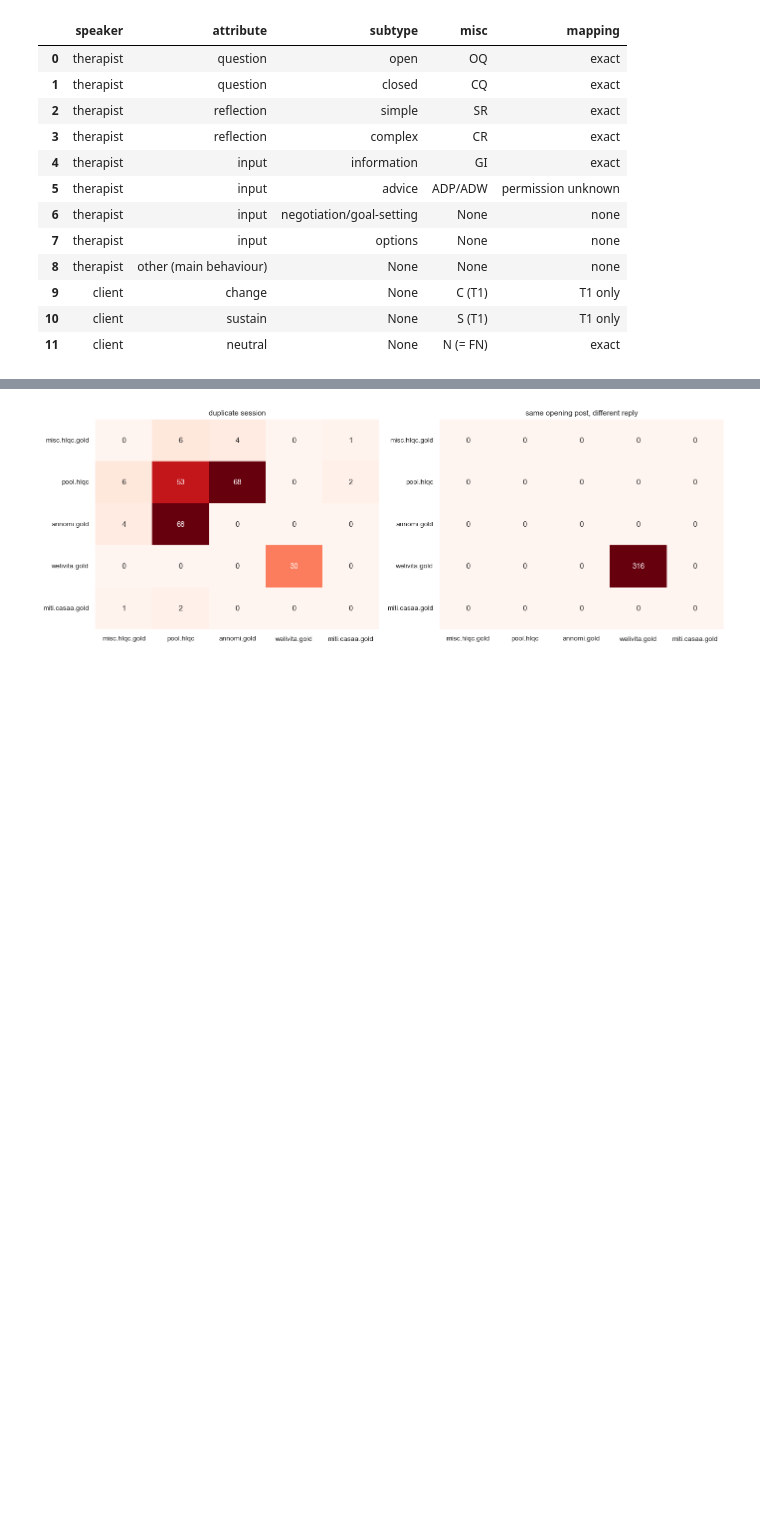
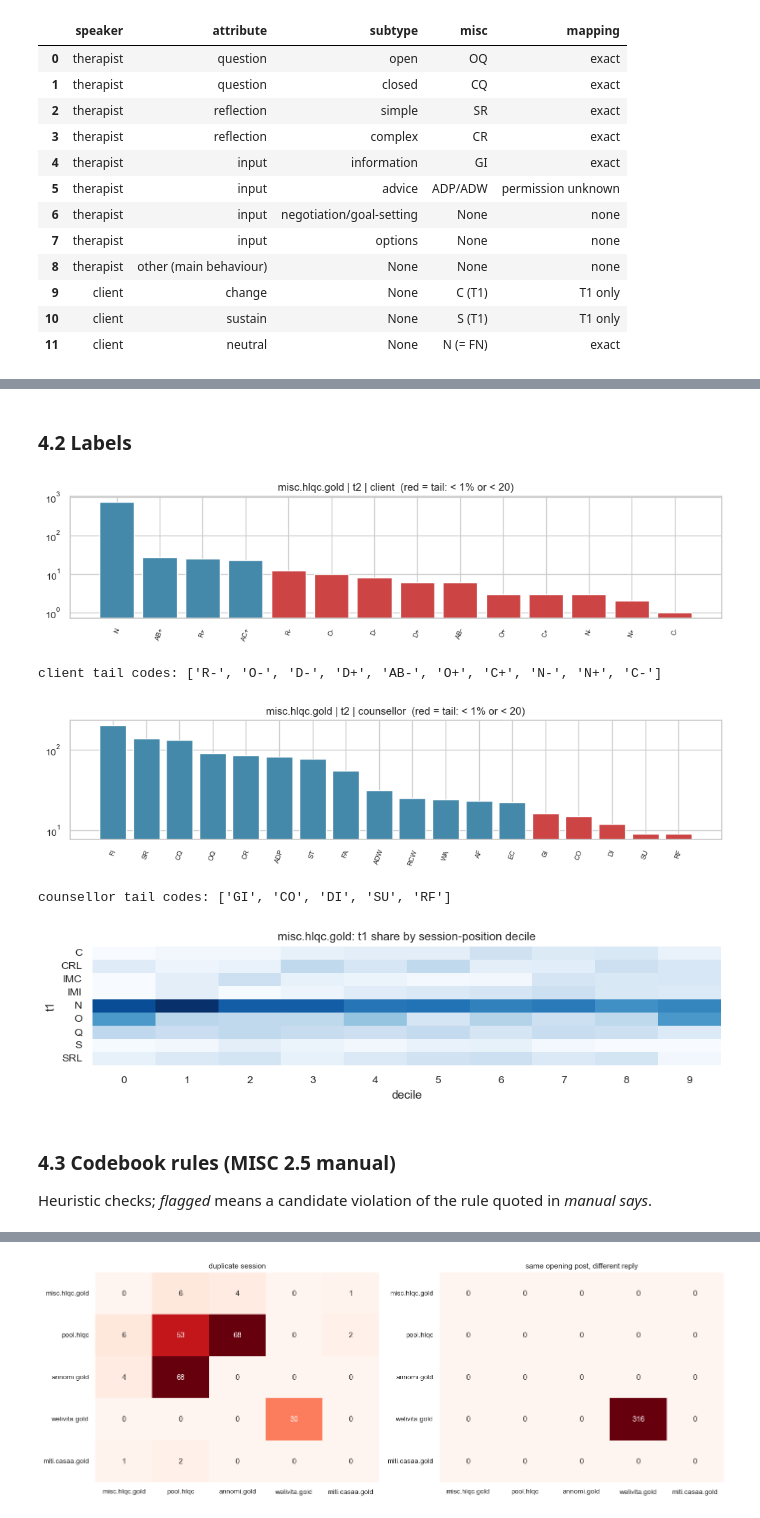
Before and after one commit to Zme874amy/Behavioral-Coding, a Jupyter notebook: notebooks/datasets_eda.ipynb, the cells around one changed output, grey strips where cells are left out. Drawn from its saved outputs; the diff is of its cells as text; code cells hidden in the pictures; blank space fills up the shorter version.

```diff
--- a/notebooks/datasets_eda.ipynb
+++ b/notebooks/datasets_eda.ipynb
@@ -39,7 +56,39 @@ pd.set_option('display.max_colwidth', 110); pd.set_option('display.max_rows', 12
 sns.set_theme(style='whitegrid', font_scale=0.9)
 registry.ensure_downloads()
 F = registry.load_all()
-GOLD = ['misc.miv63a.gold', 'misc.hlqc.gold', 'annomi.gold', 'welivita.gold', 'miti.casaa.gold']
-POOLS = ['pool.hlqc', 'pool.miv63a', 'pool.miv63b']
+P = overlap.pairwise(F)
+CL = overlap.classify(P, F)
+AU = clean.run(F, P); AU.loc[AU.dataset == 'miti.casaa.gold', 'example'] = ''
+A = quality.codebook_audit()
+MAN = {p.stem: json.load(open(p)) for p in sorted(Path('data/splits').glob('*.json')) if p.stem != 'synthetic'}
+
+# ---- per-dataset helpers: every table below is filtered to ONE dataset ----
+def profile(ds, text=True):
+    s = {**stats.structure(F[ds]), **(stats.text_quality(F[ds]) if text else {})}
+    return pd.Series(s, name=ds).to_frame('value')
+
+def label_table(ds, col):
+    lt = stats.label_table(F[ds], col)
+    if lt.empty: return
+    for spk in sorted(lt.speaker.unique()):
+        g = lt[lt.speaker == spk].sort_values('n', ascending=False)
+        fig, ax = plt.subplots(figsize=(10, 2.6))
+        ax.bar(g.code, g.n, color=['#c44' if t else '#48a' for t in g['is_tail']]); ax.set_yscale('log')
+        ax.set_title(f'{ds} | {col} | {spk}  (red = tail: < 1% or < 20)'); ax.tick_params(axis='x', rotation=70, labelsize=7)
+        plt.tight_layout(); plt.show()
+        print(f'{spk} tail codes:', g[g['is_tail']].code.tolist())
+
+def rules(ds):
+    return A[A.dataset == ds].drop(columns='dataset').reset_index(drop=True)
+
+def cleaning(ds):
+    a = AU[AU.dataset == ds]
+    return a[(a.n > 0) | (a.severity != 'info')].drop(columns='dataset').reset_index(drop=True)
+
+def position(ds, col='t1'):
+    pp = stats.position_profile(F[ds], col)
+    if len(pp):
+        plt.figure(figsize=(9, 2.5)); sns.heatmap(pp.T, cmap='Blues', cbar=False)
+        plt.title(f'{ds}: {col} share by session-position decile'); plt.tight_layout(); plt.show()
 # %% [markdown]
 ## 1. Datasets at a glance
@@ -555,0 +320,13 @@ tab
+# %% [markdown]
+### 4.2 Labels
+# %%
+label_table('misc.hlqc.gold', 't2'); position('misc.hlqc.gold')
+# %% [output]
+[figure, added]
+client tail codes: ['R-', 'O-', 'D-', 'D+', 'AB-', 'O+', 'C+', 'N-', 'N+', 'C-']
+[figure, added]
+counsellor tail codes: ['GI', 'CO', 'DI', 'SU', 'RF']
+[figure, added]
+# %% [markdown]
+### 4.3 Codebook rules (MISC 2.5 manual)
+Heuristic checks; *flagged* means a candidate violation of the rule quoted in *manual says*.
```
Also changed, not shown: parts of 152 cells of this notebook, 3 other files.
